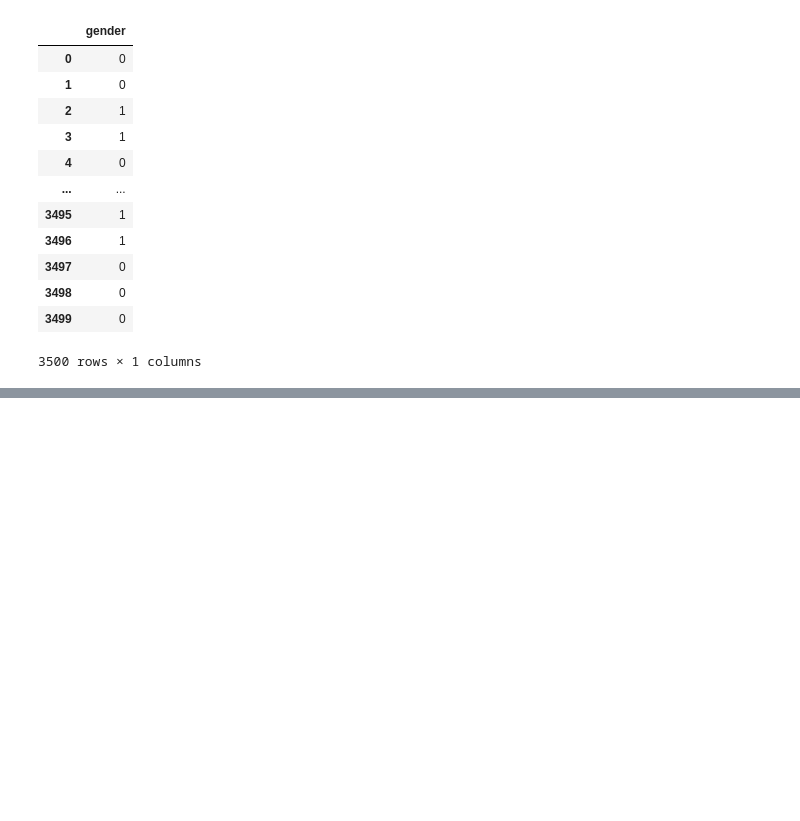
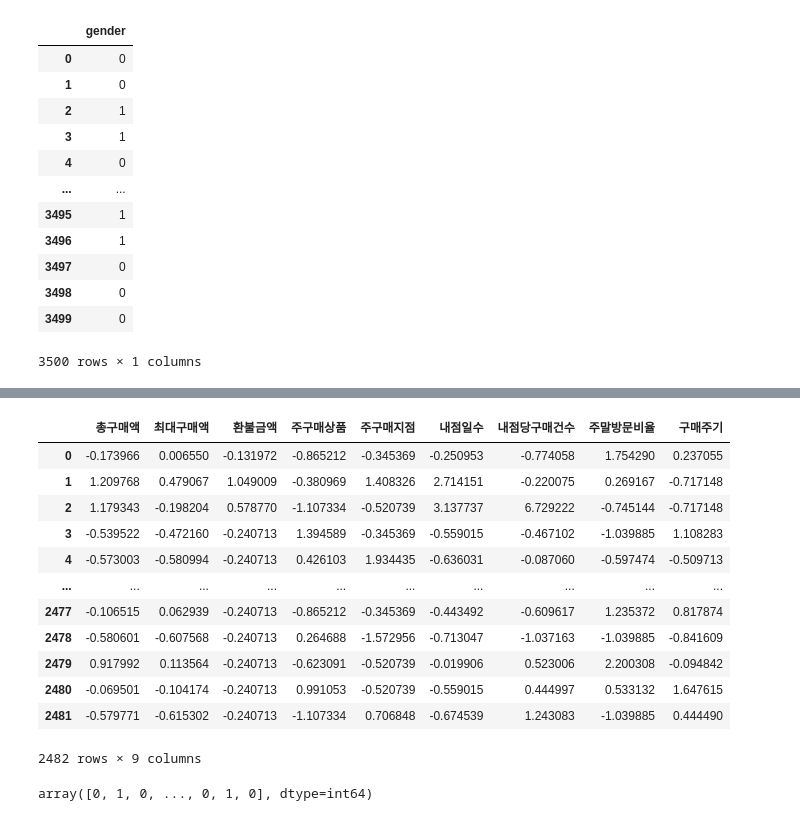
Before and after one commit to jaewon-jun9/python_study, a Jupyter notebook: 빅데이터분석기사/실기연습/day3.ipynb, the cells around one changed output, grey strips where cells are left out. Cells and saved outputs as stored; diff of their text form; code cells hidden in the pictures; blank space fills up the shorter version.

```diff
--- a/빅데이터분석기사/실기연습/day3.ipynb
+++ b/빅데이터분석기사/실기연습/day3.ipynb
@@ -202,0 +249,16 @@ y_train
+# %%
+x_test
+# %% [output]
+|  | 총구매액 | 최대구매액 | 환불금액 | 주구매상품 | 주구매지점 | 내점일수 | 내점당구매건수 | 주말방문비율 | 구매주기 |
+| 0 | -0.173966 | 0.006550 | -0.131972 | -0.865212 | -0.345369 | -0.250953 | -0.774058 | 1.754290 | 0.237055 |
+| 1 | 1.209768 | 0.479067 | 1.049009 | -0.380969 | 1.408326 | 2.714151 | -0.220075 | 0.269167 | -0.717148 |
+| 2 | 1.179343 | -0.198204 | 0.578770 | -1.107334 | -0.520739 | 3.137737 | 6.729222 | -0.745144 | -0.717148 |
+| 3 | -0.539522 | -0.472160 | -0.240713 | 1.394589 | -0.345369 | -0.559015 | -0.467102 | -1.039885 | 1.108283 |
+| 4 | -0.573003 | -0.580994 | -0.240713 | 0.426103 | 1.934435 | -0.636031 | -0.087060 | -0.597474 | -0.509713 |
+| ... | ... | ... | ... | ... | ... | ... | ... | ... | ... |
+| 2477 | -0.106515 | 0.062939 | -0.240713 | -0.865212 | -0.345369 | -0.443492 | -0.609617 | 1.235372 | 0.817874 |
+| 2478 | -0.580601 | -0.607568 | -0.240713 | 0.264688 | -1.572956 | -0.713047 | -1.037163 | -1.039885 | -0.841609 |
+| 2479 | 0.917992 | 0.113564 | -0.240713 | -0.623091 | -0.520739 | -0.019906 | 0.523006 | 2.200308 | -0.094842 |
+| 2480 | -0.069501 | -0.104174 | -0.240713 | 0.991053 | -0.520739 | -0.559015 | 0.444997 | 0.533132 | 1.647615 |
+| 2481 | -0.579771 | -0.615302 | -0.240713 | -1.107334 | 0.706848 | -0.674539 | 1.243083 | -1.039885 | 0.444490 |
+2482 rows × 9 columns
@@ -202,0 +268,6 @@ y_train
+# %%
+model.fit(x_train,y_train)
+y_test_pre=model.predict(x_test)
+y_test_pre
+# %% [output]
+array([0, 1, 0, ..., 0, 1, 0], dtype=int64)
```
Also changed, not shown: parts of 12 cells of this notebook, 1 other file.
